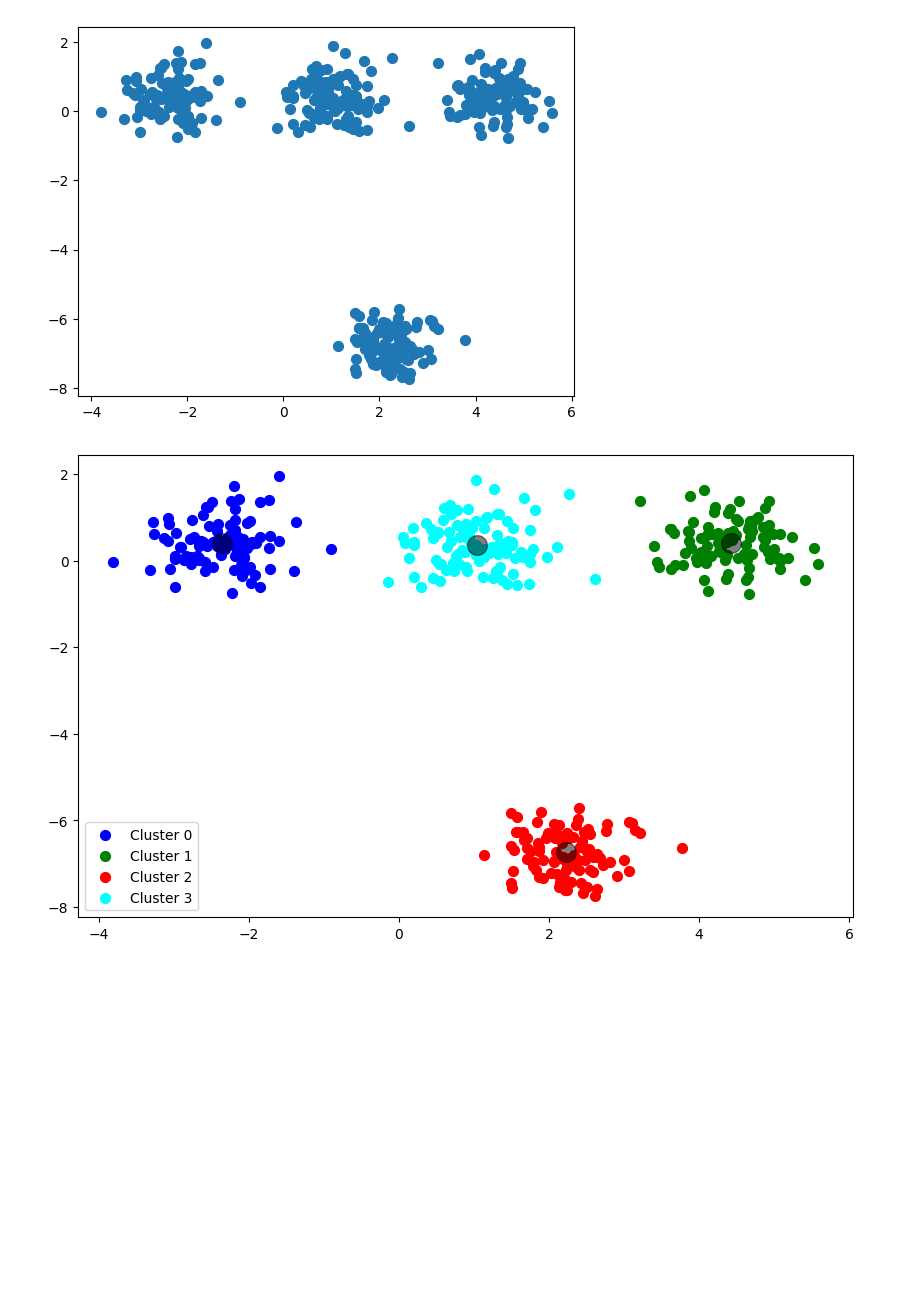
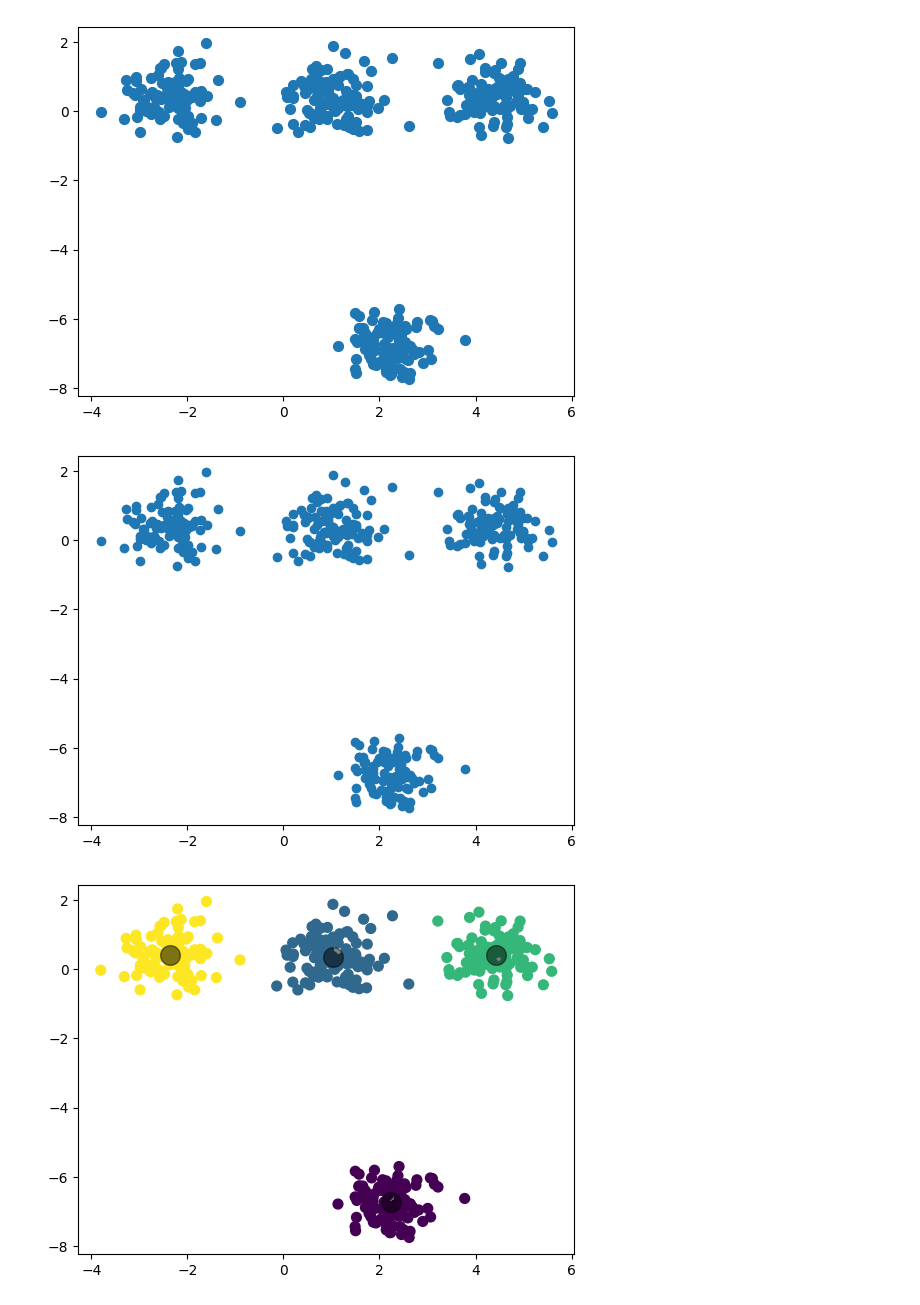
Before and after one commit to msavino16/ISE-490---Machine-Learning, a Jupyter notebook: Homework 3/Homework_3_2024.ipynb, the cells around one changed output. Drawn from its saved outputs; the diff is of its cells as text; code cells hidden in the pictures; blank space fills up the shorter version.

```diff
--- a/Homework 3/Homework_3_2024.ipynb
+++ b/Homework 3/Homework_3_2024.ipynb
@@ -165,24 +183,15 @@ plt.scatter(X2[:,0], X2[:,1],s=50)
 [figure]
 # %%
 # Insert your code here for Q2.
+X = data_Q2[['0', '1']]
 
+kmeans = KMeans(n_clusters=4)
+kmeans.fit(X)
+y_kmeans = kmeans.predict(X)
 
-clustersData = data_Q2[['0', '1']]
-kmeans = KMeans(n_clusters=4)
-clustersData['Cluster'] = kmeans.fit_predict(clustersData)
-
-plt.figure(figsize=(10, 6))
-colors = ['blue', 'green', 'red', 'cyan']
-
-for i in range(4):
-    plt.scatter(clustersData[clustersData['Cluster'] == i]['0'],
-                clustersData[clustersData['Cluster'] == i]['1'],
-                s=50, c=colors[i], label=f'Cluster {i}')
-
-centers = kmeans.cluster_centers_
-plt.scatter(centers[:, 0], centers[:, 1], c='black', s=200, alpha=0.5)
-
-plt.legend()
+plt.scatter(X['0'], X['1'], c=y_kmeans, s=50, cmap='viridis')
+plt.scatter(kmeans.cluster_centers_[:, 0], kmeans.cluster_centers_[:, 1], c='black', s=200, alpha=0.5)
 plt.show()
 # %% [output]
-[figure, old version]
+[figure, new version]
+[figure, added]
```
Also changed, not shown: parts of 4 cells of this notebook, 1 other file.
